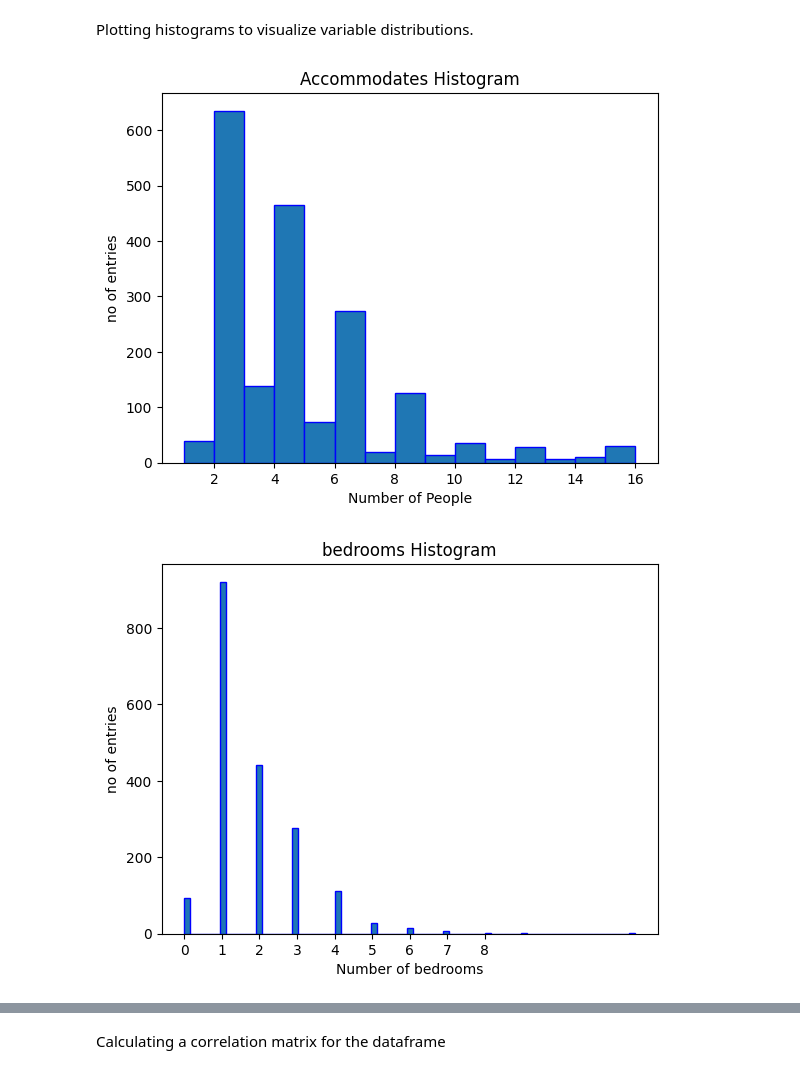
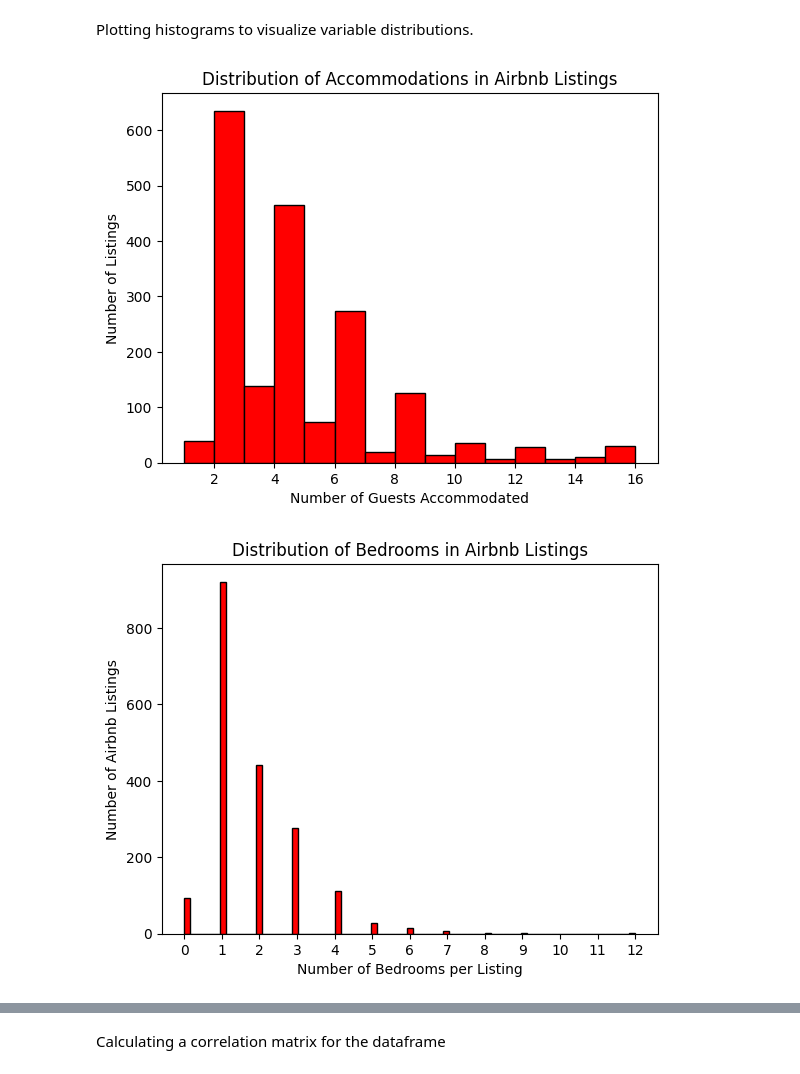
Before and after one commit to Vineet-Reddy-Saddi/Linear-Regression-Model, a Jupyter notebook: Assignment_1.ipynb, the cells around one changed output, grey strips where cells are left out. Saved outputs shown, nothing was run; the diff lists cells and outputs as text; code cells hidden in the pictures.

Commit message:
Final visualization and markdowns added

```diff
--- a/Assignment_1.ipynb
+++ b/Assignment_1.ipynb
@@ -297,20 +297,20 @@ Name: count, dtype: int64
 # %% [markdown]
 Plotting histograms to visualize variable distributions.
 # %%
-plt.hist(df_model["accommodates"],bins="auto", edgecolor="blue")
-plt.xlabel("Number of People")
-plt.ylabel("no of entries")
-plt.title("Accommodates Histogram")
+plt.hist(df_model["accommodates"], bins="auto", color="red", edgecolor="black")
+plt.xlabel("Number of Guests Accommodated")
+plt.ylabel("Number of Listings")
+plt.title("Distribution of Accommodations in Airbnb Listings")
 plt.show()
 # %% [output]
-[figure, old version]
+[figure, new version]
 # %%
-plt.hist(df_model["bedrooms"],bins="auto", edgecolor="blue")
-plt.xticks(np.arange(0, 9, 1))
-plt.xlabel("Number of bedrooms")
-plt.ylabel("no of entries")
-plt.title("bedrooms Histogram")
+plt.hist(df_model["bedrooms"], bins="auto", color="red", edgecolor="black")
+plt.xticks(np.arange(0, df_model["bedrooms"].max() + 1, 1))
+plt.xlabel("Number of Bedrooms per Listing")
+plt.ylabel("Number of Airbnb Listings")
+plt.title("Distribution of Bedrooms in Airbnb Listings")
 plt.show()
 # %% [output]
-[figure, old version]
+[figure, new version]
 # %%
```
Also changed, not shown: parts of 5 cells of this notebook.
